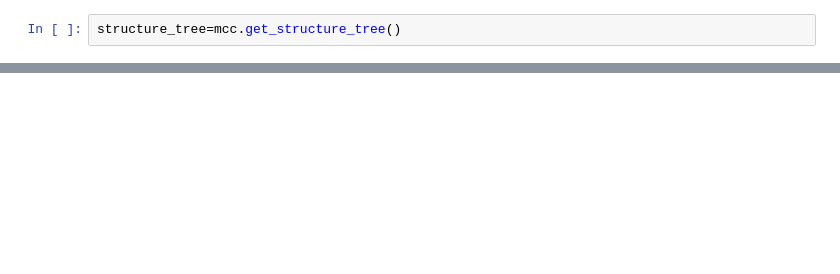
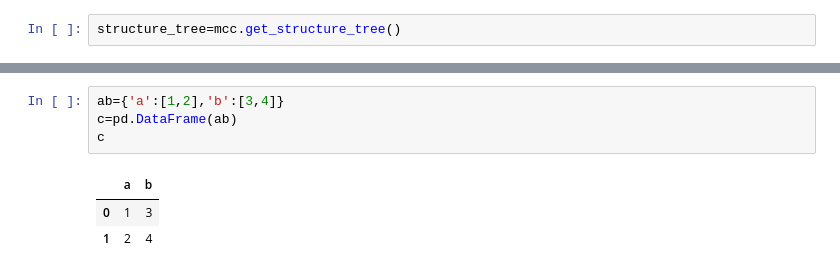
Before and after one commit to Davidnh8/MouseBrain, a Jupyter notebook: AllenMouse.ipynb, the cells around one changed output, grey strips where cells are left out. Saved outputs shown, nothing was run; the diff lists cells and outputs as text; blank space fills up the shorter version.

```diff
--- a/AllenMouse.ipynb
+++ b/AllenMouse.ipynb
@@ -161,0 +776,8 @@ structure set id, number of structures
+# %%
+ab={'a':[1,2],'b':[3,4]}
+c=pd.DataFrame(ab)
+c
+# %% [output]
+|  | a | b |
+| 0 | 1 | 3 |
+| 1 | 2 | 4 |
```
Also changed, not shown: parts of 428 cells of this notebook.
